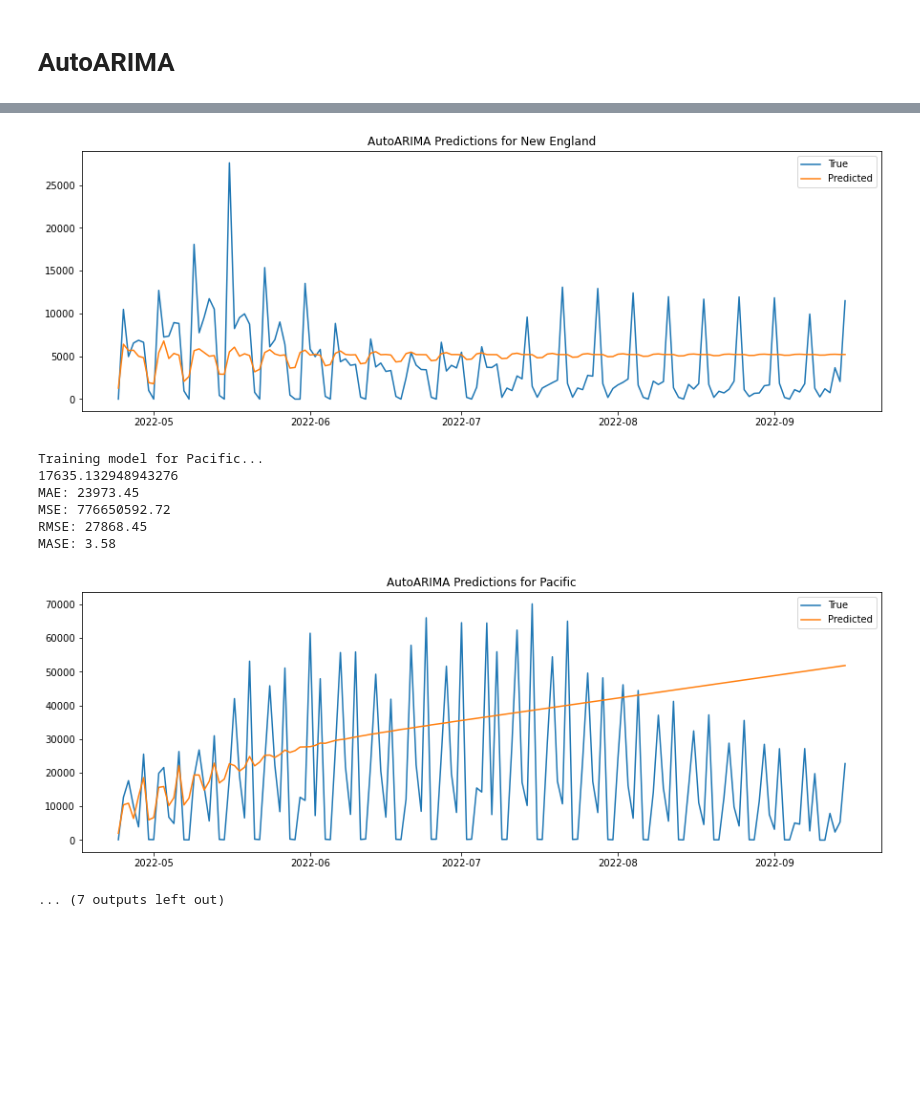
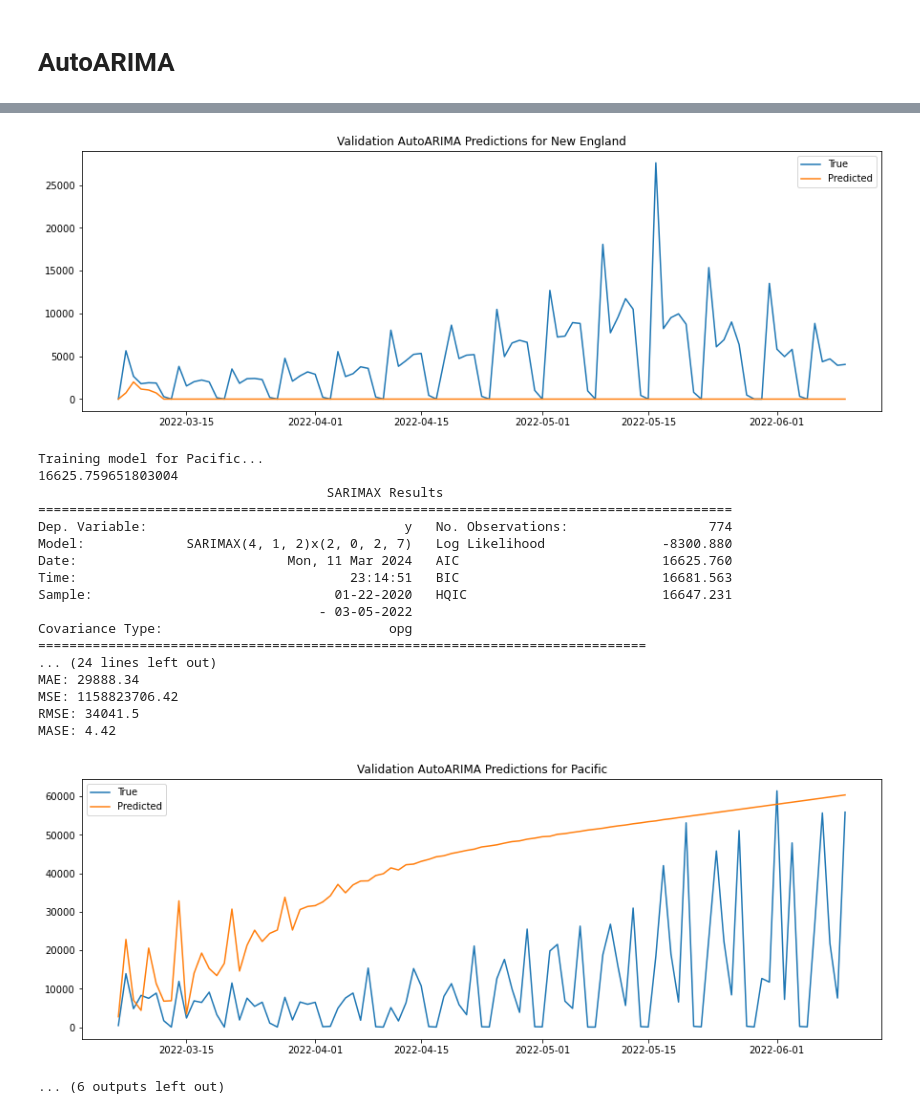
Before and after one commit to benmagevney/Stat390-Project, a Jupyter notebook: bens_models/auto_arima/auto_arima.ipynb, the cells around one changed output, grey strips where cells are left out. Saved outputs shown, nothing was run; the diff lists cells and outputs as text; code cells hidden in the pictures; blank space fills up the shorter version.

Commit message:
arima sarima auto arima done

```diff
--- a/bens_models/auto_arima/auto_arima.ipynb
+++ b/bens_models/auto_arima/auto_arima.ipynb
@@ -22,6 +23,19 @@ pacific = pd.read_csv('../../data/regional_datasets/univariate/pacific_data_univ
 south_atlantic = pd.read_csv('../../data/regional_datasets/univariate/south_atlantic_data_univ.csv')
 wnc = pd.read_csv('../../data/regional_datasets/univariate/wnc_data_univ.csv')
 wsc = pd.read_csv('../../data/regional_datasets/univariate/wsc_data_univ.csv')
+
+# ignore values before march
+enc = enc[enc.date >= "2020-03-01"]
+esc = esc[esc.date >= "2020-03-01"]
+mid_atlantic = mid_atlantic[mid_atlantic.date >= "2020-03-01"]
+mountain = mountain[mountain.date >= "2020-03-01"]
+new_england = new_england[new_england.date >= "2020-03-01"]
+pacific = pacific[pacific.indatedex >= "2020-03-01"]
+south_atlantic = south_atlantic[south_atlantic.date >= "2020-03-01"]
+wnc = wnc[wnc.date >= "2020-03-01"]
+wsc = wsc[wsc.date >= "2020-03-01"]
+
+
 datasets = [enc, esc, mid_atlantic, mountain, new_england, pacific, south_atlantic, wnc, wsc]
 for df in datasets:
     df.set_index(pd.to_datetime(df['date']), inplace=True)
@@ -80,8 +205,6 @@ def baseline_auto_arima(df, plot=False):
 # %%
-start_time = time.time()
 for df in datasets:
-    baseline_auto_arima(df, plot=True)
+    baseline_auto_arima_valid(df, plot=True, m=7)
     print("")
-print(f"--- {round(time.time() - start_time, 2)} seconds ---")
 # %% [output]
 Training model for East North Central...
@@ -121,9 +299,20 @@ MASE: 1.45
-[figure, old version]
+[figure, new version]
 Training model for Pacific...
-17635.132948943276
-MAE: 23973.45
-MSE: 776650592.72
-RMSE: 27868.45
-MASE: 3.58
+16625.759651803004
+                                     SARIMAX Results
+=========================================================================================
+Dep. Variable:                                 y   No. Observations:                  774
+Model:             SARIMAX(4, 1, 2)x(2, 0, 2, 7)   Log Likelihood               -8300.880
+Date:                           Mon, 11 Mar 2024   AIC                          16625.760
+Time:                                   23:14:51   BIC                          16681.563
+Sample:                               01-22-2020   HQIC                         16647.231
+                                    - 03-05-2022
+Covariance Type:                             opg
+==============================================================================
+... (24 lines left out)
+MAE: 29888.34
+MSE: 1158823706.42
+RMSE: 34041.5
+MASE: 4.42
-[figure, old version]
+[figure, new version]
-... (7 outputs left out)
+... (6 outputs left out)
```
Also changed, not shown: parts of 11 cells of this notebook, 5 other files.
